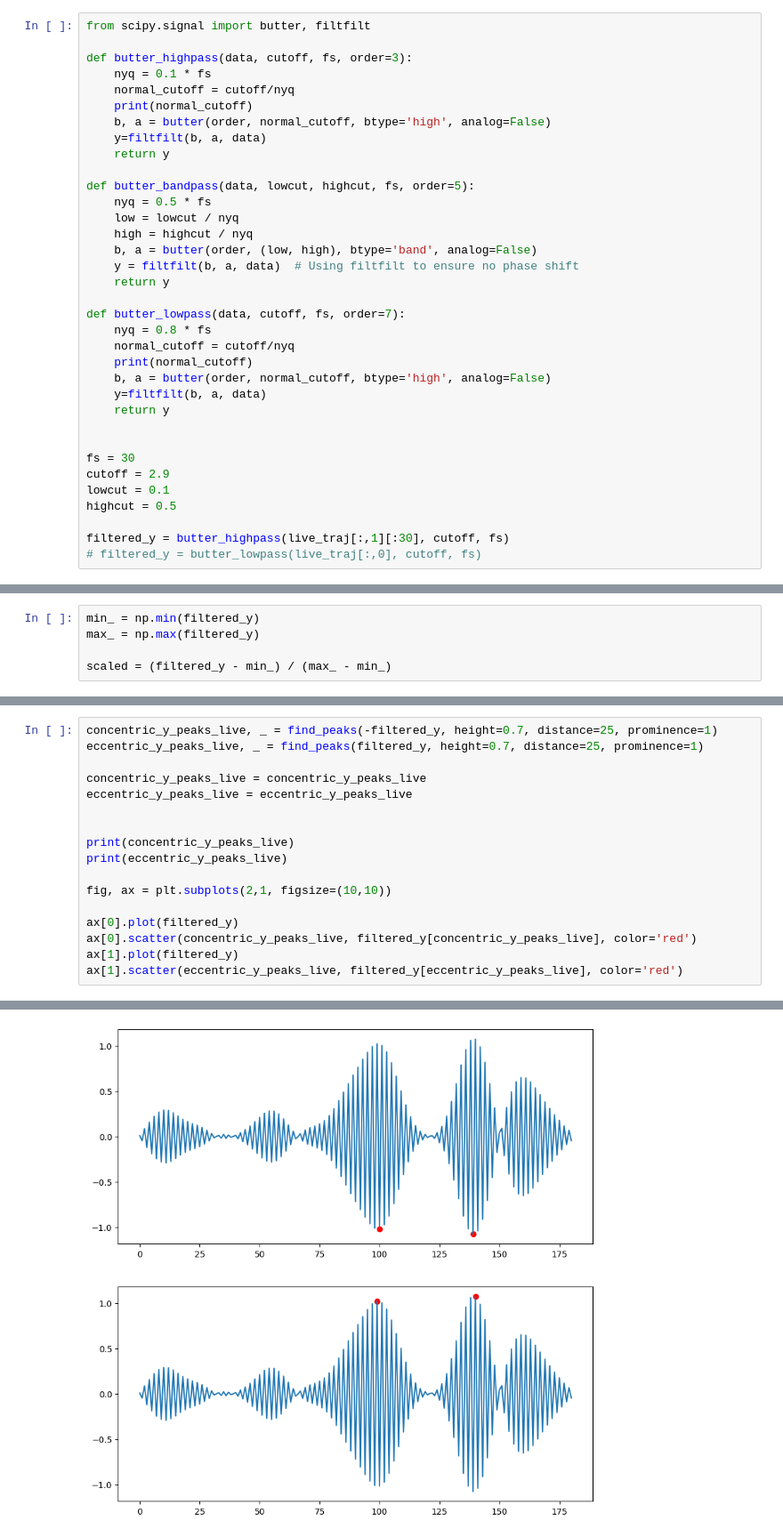
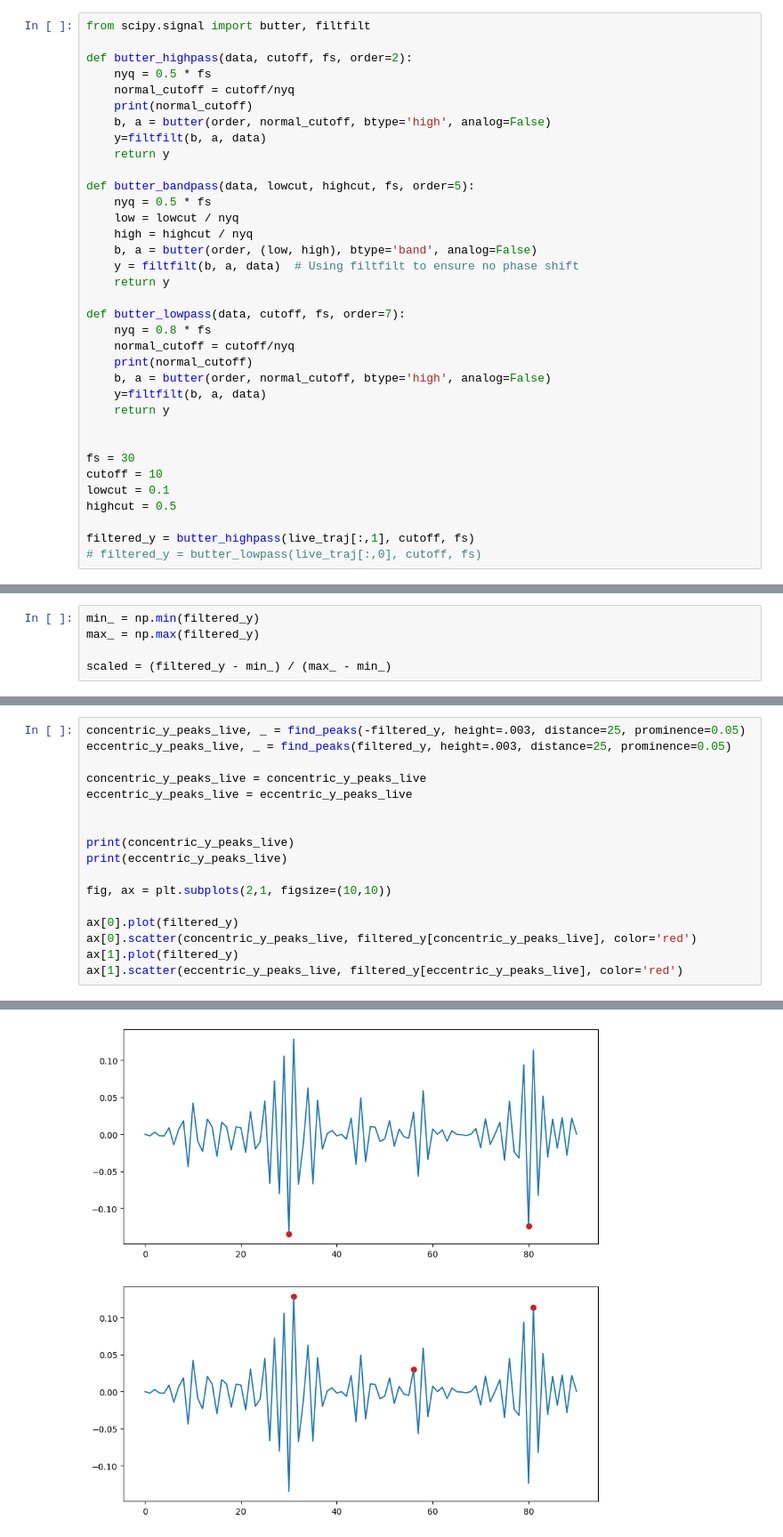
Before and after one commit to jaredap1995/CV-Dense_Optical_Flow, a Jupyter notebook: data_pipeline/pipeline_test.ipynb, the cells around one changed output, grey strips where cells are left out. Shown at 89% size. Saved outputs shown, nothing was run; the diff lists cells and outputs as text.

```diff
--- a/data_pipeline/pipeline_test.ipynb
+++ b/data_pipeline/pipeline_test.ipynb
@@ -659,8 +659,8 @@ live_traj[:,1].shape
 # %%
 from scipy.signal import butter, filtfilt
 
-def butter_highpass(data, cutoff, fs, order=3):
-    nyq = 0.1 * fs
+def butter_highpass(data, cutoff, fs, order=2):
+    nyq = 0.5 * fs
     normal_cutoff = cutoff/nyq
     print(normal_cutoff)
     b, a = butter(order, normal_cutoff, btype='high', analog=False)
@@ -685,10 +685,10 @@ def butter_lowpass(data, cutoff, fs, order=7):
 
 
 fs = 30
-cutoff = 2.9
+cutoff = 10
 lowcut = 0.1
 highcut = 0.5
 
-filtered_y = butter_highpass(live_traj[:,1][:30], cutoff, fs)
+filtered_y = butter_highpass(live_traj[:,1], cutoff, fs)
 # filtered_y = butter_lowpass(live_traj[:,0], cutoff, fs)
 # %% [output]
@@ -734,6 +732,6 @@ ax[1].scatter(eccentric_y_peaks_live, live_traj[:,1][eccentric_y_peaks_live], co
 # %%
-concentric_y_peaks_live, _ = find_peaks(-filtered_y, height=0.7, distance=25, prominence=1)
-eccentric_y_peaks_live, _ = find_peaks(filtered_y, height=0.7, distance=25, prominence=1)
+concentric_y_peaks_live, _ = find_peaks(-filtered_y, height=.003, distance=25, prominence=0.05)
+eccentric_y_peaks_live, _ = find_peaks(filtered_y, height=.003, distance=25, prominence=0.05)
 
 concentric_y_peaks_live = concentric_y_peaks_live
 eccentric_y_peaks_live = eccentric_y_peaks_live
@@ -754,2 +752,2 @@ ax[1].scatter(eccentric_y_peaks_live, filtered_y[eccentric_y_peaks_live], color=
 <matplotlib.collections.PathCollection at 0x...>
-[figure, old version]
+[figure, new version]
```
Also changed, not shown: parts of 17 cells of this notebook, 6 other files.
